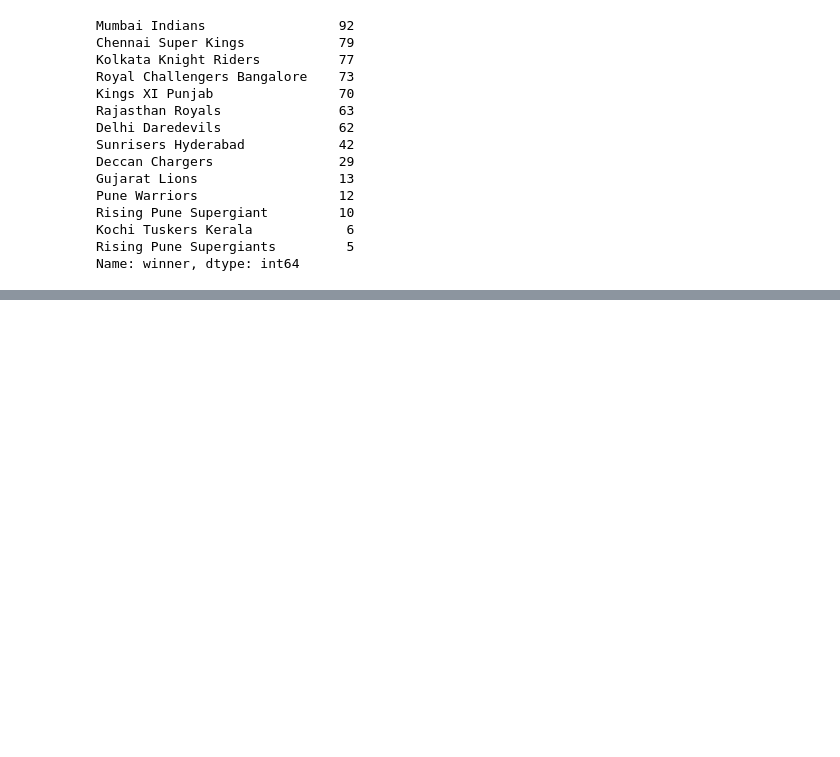
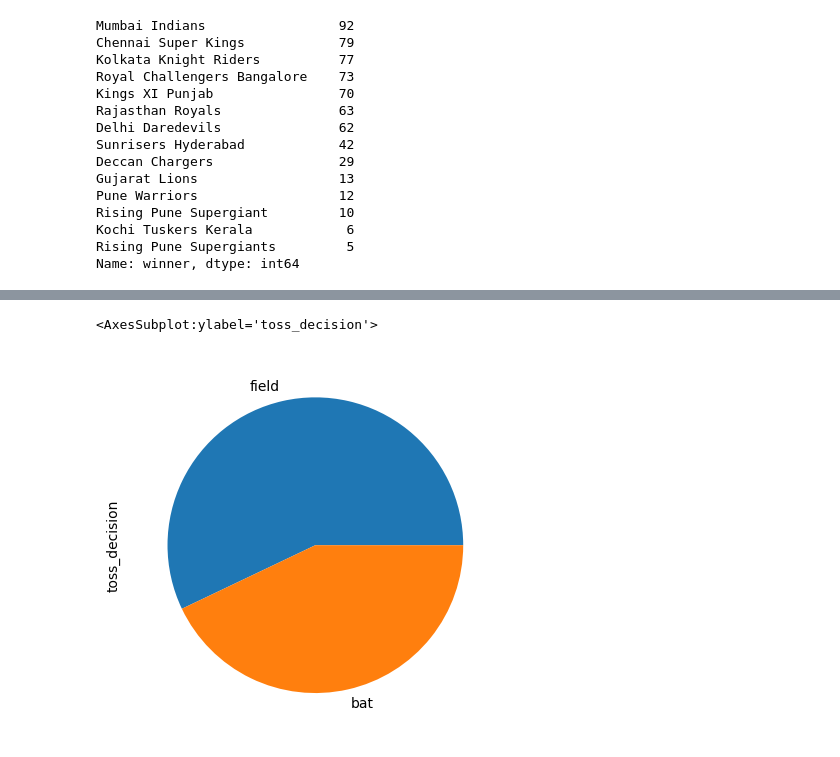
Before and after one commit to ijazkhan101/IPL-Data-Set-Data-analysis-with-Pandas, a Jupyter notebook: pandas01.ipynb, the cells around one changed output, grey strips where cells are left out. Saved outputs shown, nothing was run; the diff lists cells and outputs as text; code cells hidden in the pictures; blank space fills up the shorter version.

```diff
--- a/pandas01.ipynb
+++ b/pandas01.ipynb
@@ -224,0 +255,5 @@ Name: winner, dtype: int64
+# %%
+df['toss_decision'].value_counts().plot(kind='pie')
+# %% [output]
+<AxesSubplot:ylabel='toss_decision'>
+[figure, added]
```
Also changed, not shown: parts of 14 cells of this notebook.
